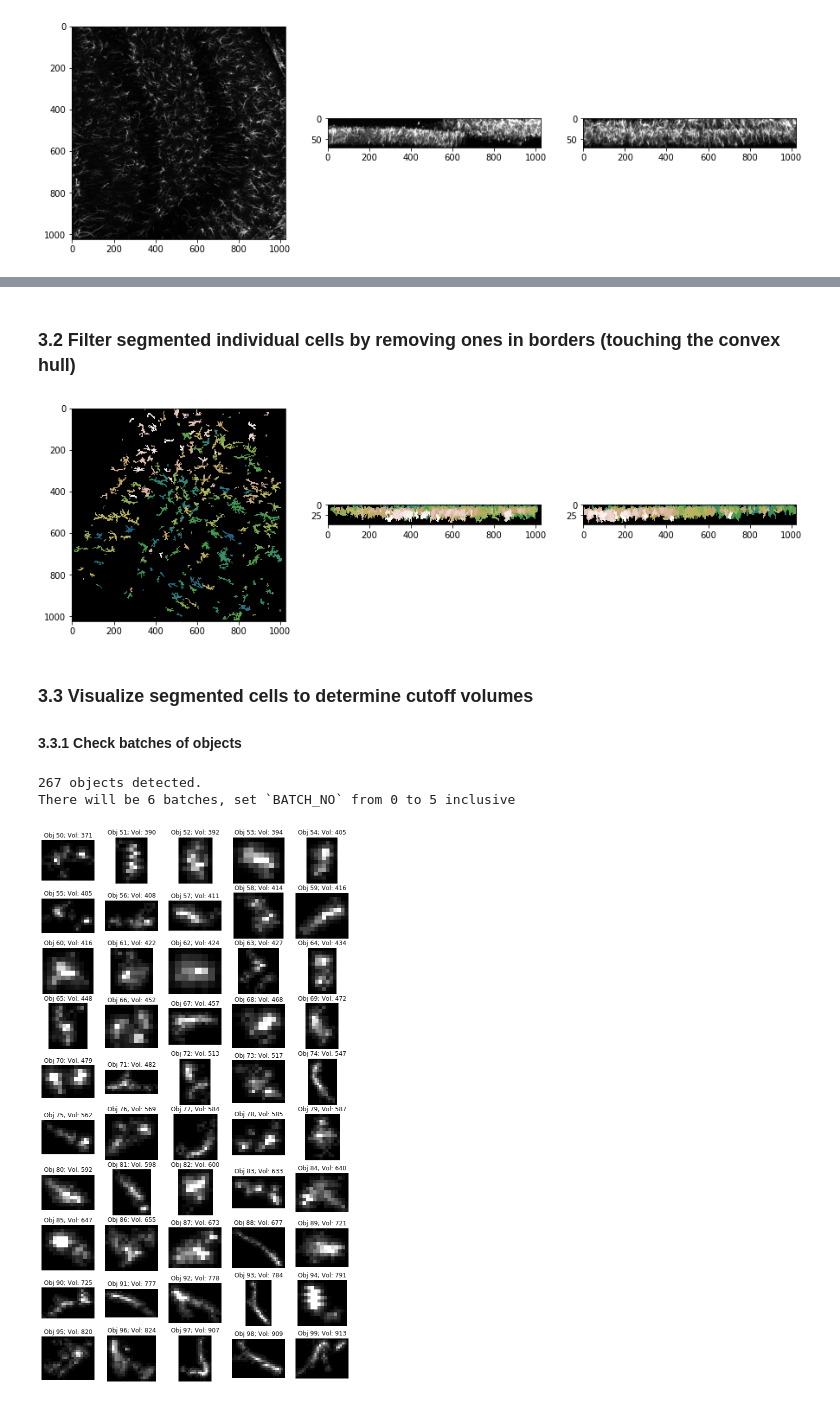
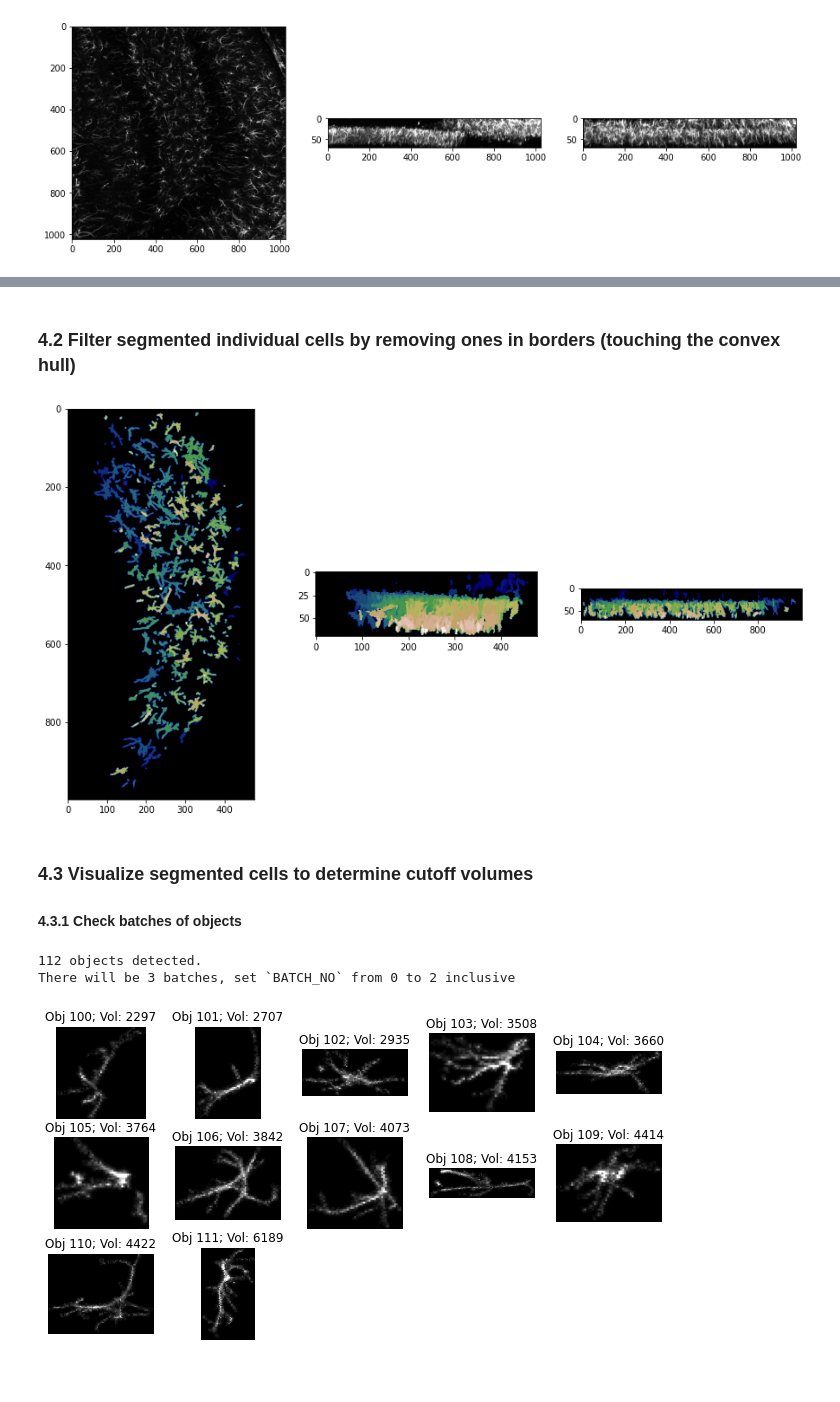
Before and after one commit to swanandlab/SMorph, a Jupyter notebook: autocrop.ipynb, the cells around one changed output, grey strips where cells are left out. Saved outputs shown, nothing was run; the diff lists cells and outputs as text; code cells hidden in the pictures; blank space fills up the shorter version.

Commit message:
add polygonal ROI selection

```diff
--- a/autocrop.ipynb
+++ b/autocrop.ipynb
@@ -48,0 +51,3 @@ view_3D({'data': original, 'colormap': 'gray', 'name': 'original'},
+# %%
+%matplotlib widget
+linebuilder = ac.select_ROI(denoised)
@@ -48,0 +56,4 @@ view_3D({'data': original, 'colormap': 'gray', 'name': 'original'},
+# %%
+%matplotlib inline
+denoised = ac.mask_ROI(denoised, linebuilder)
+ac.projectXYZ(denoised, .5, .5, 1)
@@ -63,12 +76,12 @@ Understand their effect by configuring 3 parameters:
 - `HIGH_DELTA`: Pixel intensity value corresponding to change in `HIGH_THRESH`
 - `N_STEPS`: Number of steps of delta in threshold to take in both directions
 # %%
-LOW_THRESH = .06
-HIGH_THRESH = .45
+LOW_THRESH = .0375
+HIGH_THRESH = .20
 
-LOW_DELTA = .01
+LOW_DELTA = .0025
 HIGH_DELTA = .05
-N_STEPS = 2
+N_STEPS = 1
 
 results = ac.testThresholds(edge_filtered, .5, .5, 1, 'gist_earth',
                             LOW_THRESH, HIGH_THRESH, LOW_DELTA, HIGH_DELTA, N_STEPS)
@@ -89,5 +101,5 @@ view_3D({'data': original, 'name': 'original'},
 # %% [markdown]
-### 3.2 Filter segmented individual cells by removing ones in borders (touching the convex hull)
+### 4.2 Filter segmented individual cells by removing ones in borders (touching the convex hull)
 # %%
 # Find convex hull that approximates tissue structure
 convex_hull = ac.compute_convex_hull(thresholded)
@@ -96,5 +108,5 @@ convex_hull = ac.compute_convex_hull(thresholded)
 filtered_labels = ac.filter_labels(labels, convex_hull)
 ac.projectXYZ(filtered_labels, .5, .5, 1, 'gist_earth')
 # %% [output]
-[figure, old version]
+[figure, new version]
 # %%
@@ -102,20 +114,20 @@ view_3D({'data': filtered_labels, 'name': 'filtered_labels'},
         {'data': labels, 'colormap': 'gist_earth', 'name': 'labels'},
         {'data': convex_hull, 'colormap': 'yellow', 'name': 'convex_hull'})
 # %% [markdown]
-### 3.3 Visualize segmented cells to determine cutoff volumes
+### 4.3 Visualize segmented cells to determine cutoff volumes
 
-#### 3.3.1 Check batches of objects
+#### 4.3.1 Check batches of objects
 # %%
 regions = ac.arrange_regions(filtered_labels)
 
 N_BATCHES = ac.paginate_objs(regions, pg_size=50)
 # %% [output]
-267 objects detected.
-There will be 6 batches, set `BATCH_NO` from 0 to 5 inclusive
+112 objects detected.
+There will be 3 batches, set `BATCH_NO` from 0 to 2 inclusive
 # %%
 # Set `BATCH_NO` to view detected objects in paginated 2D MIP views.
-BATCH_NO = 1
+BATCH_NO = 2
 ac.project_batch(BATCH_NO, N_BATCHES, regions, denoised)
 # %% [output]
-[figure, old version]
+[figure, new version]
 # %% [markdown]
```
Also changed, not shown: parts of 14 cells of this notebook, 2 other files.
